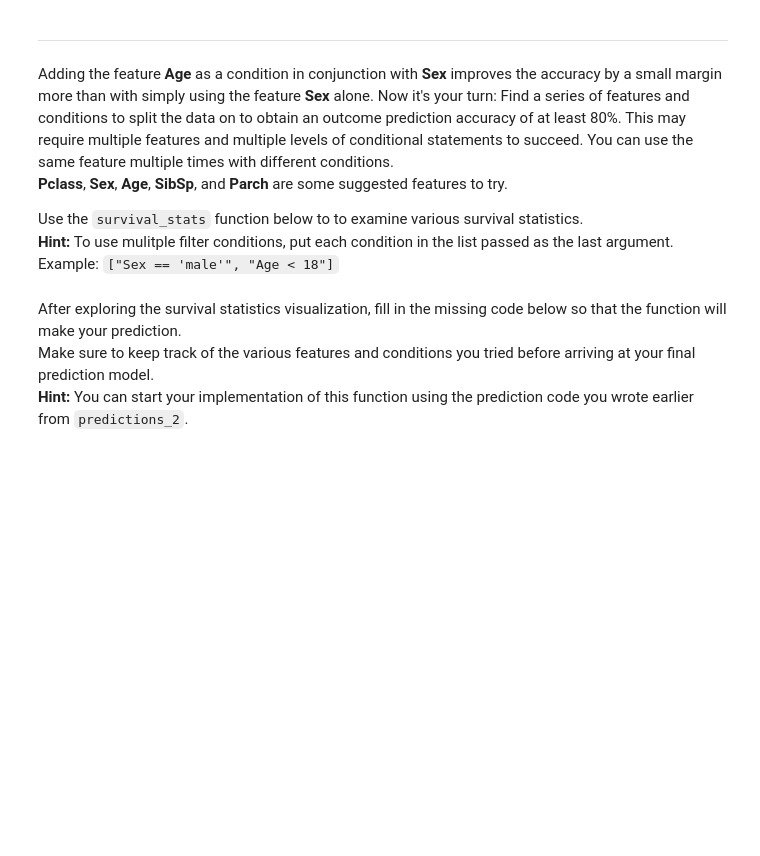
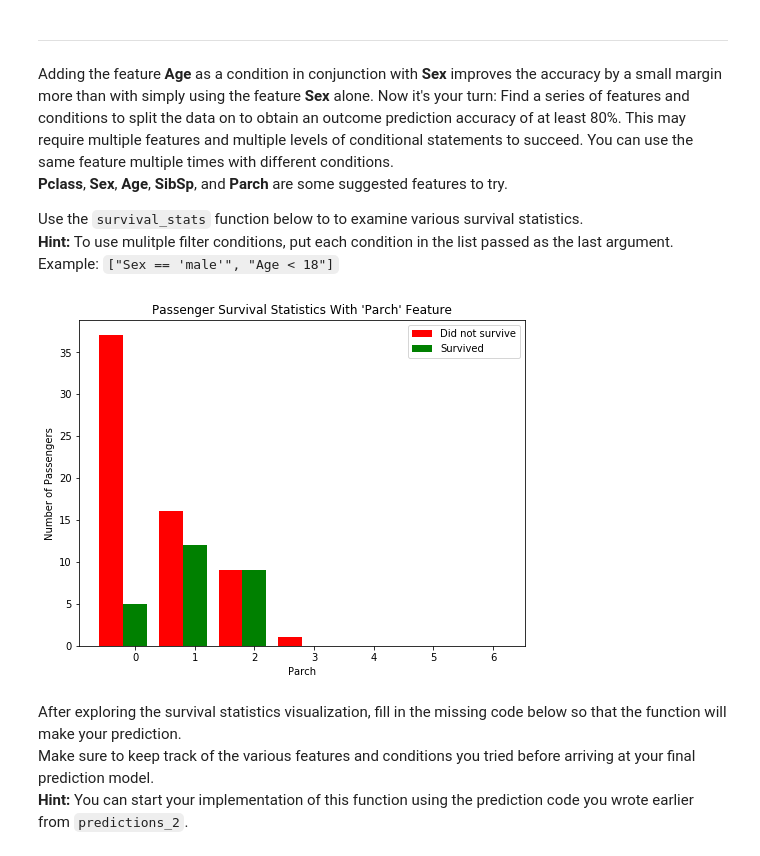
Before and after one commit to aktse/udacity-mlnd, a Jupyter notebook: projects/titanic_survival_exploration/titanic_survival_exploration.ipynb, the cells around one changed output. Saved outputs shown, nothing was run; the diff lists cells and outputs as text; code cells hidden in the pictures; blank space fills up the shorter version.

```diff
--- a/projects/titanic_survival_exploration/titanic_survival_exploration.ipynb
+++ b/projects/titanic_survival_exploration/titanic_survival_exploration.ipynb
@@ -184,7 +217,9 @@ Adding the feature **Age** as a condition in conjunction with **Sex** improves t
 Use the `survival_stats` function below to to examine various survival statistics.
 **Hint:** To use mulitple filter conditions, put each condition in the list passed as the last argument. Example: `["Sex == 'male'", "Age < 18"]`
 # %%
-vs.survival_stats(data, outcomes, 'Age', ["Sex == 'male'", "Age < 18"])
+vs.survival_stats(data, outcomes, 'Parch', ["Sex == 'male'", "Age < 20"])
+# %% [output]
+[figure, added]
 # %% [markdown]
 After exploring the survival statistics visualization, fill in the missing code below so that the function will make your prediction.
 Make sure to keep track of the various features and conditions you tried before arriving at your final prediction model.
```
Also changed, not shown: parts of 22 cells of this notebook, 2 other files.
